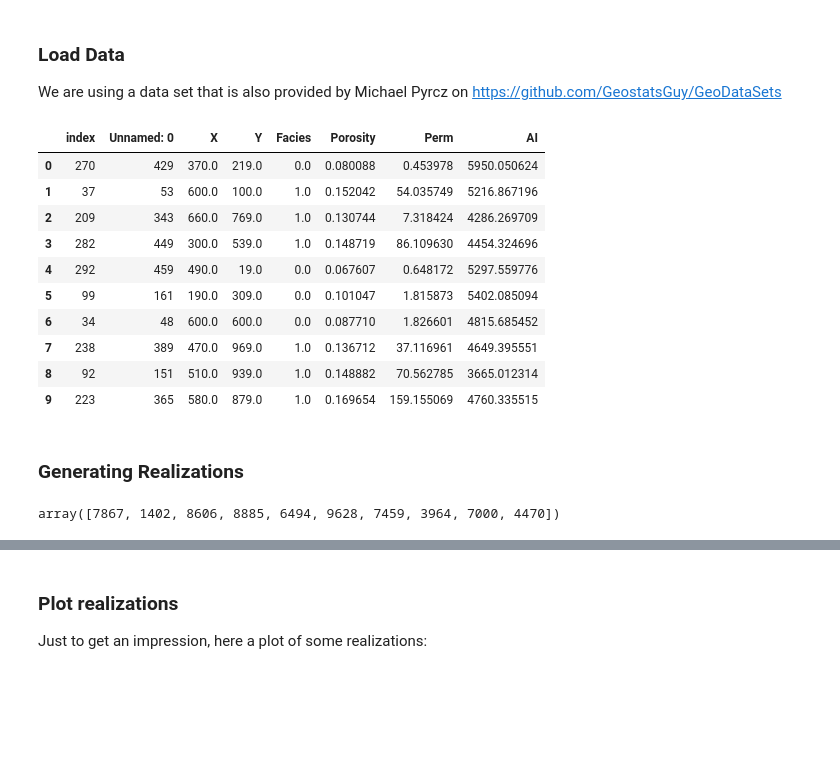
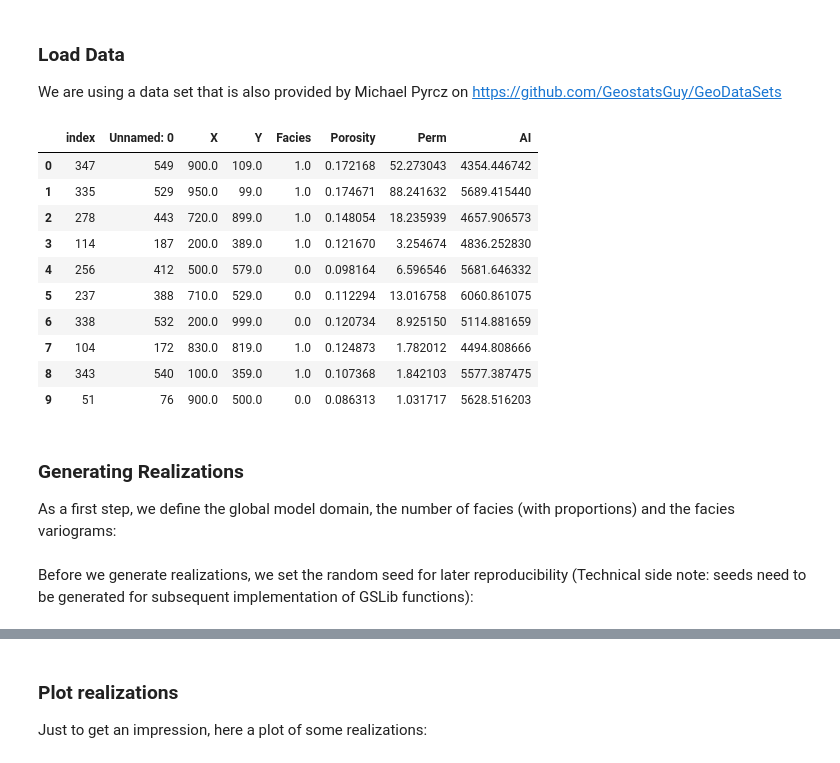
Before and after one commit to cgre-aachen/teaching, a Jupyter notebook: geoinfotheory/notebooks/ITgeo_generating_facies_fields.ipynb, the cells around one changed output, grey strips where cells are left out. Drawn from its saved outputs; the diff is of its cells as text; code cells hidden in the pictures; blank space fills up the shorter version.

```diff
--- a/geoinfotheory/notebooks/ITgeo_generating_facies_fields.ipynb
+++ b/geoinfotheory/notebooks/ITgeo_generating_facies_fields.ipynb
@@ -18,42 +18,50 @@ We are using a data set that is also provided by Michael Pyrcz on https://github
 # %%
 df = pd.read_csv("sample_data_MV_biased.csv")             # read a .csv file in as a DataFrame
 df.describe()                                             # summary statistics
-df = df.sample(50)                                        # extract 50 samples
+df = df.sample(100)                                        # extract 50 samples
 df = df.reset_index()                                     # reset the record index
 df.head(n=10)
 # %% [output]
 |  | index | Unnamed: 0 | X | Y | Facies | Porosity | Perm | AI |
-| 0 | 270 | 429 | 370.0 | 219.0 | 0.0 | 0.080088 | 0.453978 | 5950.050624 |
-| 1 | 37 | 53 | 600.0 | 100.0 | 1.0 | 0.152042 | 54.035749 | 5216.867196 |
-| 2 | 209 | 343 | 660.0 | 769.0 | 1.0 | 0.130744 | 7.318424 | 4286.269709 |
-| 3 | 282 | 449 | 300.0 | 539.0 | 1.0 | 0.148719 | 86.109630 | 4454.324696 |
-| 4 | 292 | 459 | 490.0 | 19.0 | 0.0 | 0.067607 | 0.648172 | 5297.559776 |
-| 5 | 99 | 161 | 190.0 | 309.0 | 0.0 | 0.101047 | 1.815873 | 5402.085094 |
-| 6 | 34 | 48 | 600.0 | 600.0 | 0.0 | 0.087710 | 1.826601 | 4815.685452 |
-| 7 | 238 | 389 | 470.0 | 969.0 | 1.0 | 0.136712 | 37.116961 | 4649.395551 |
-| 8 | 92 | 151 | 510.0 | 939.0 | 1.0 | 0.148882 | 70.562785 | 3665.012314 |
-| 9 | 223 | 365 | 580.0 | 879.0 | 1.0 | 0.169654 | 159.155069 | 4760.335515 |
+| 0 | 347 | 549 | 900.0 | 109.0 | 1.0 | 0.172168 | 52.273043 | 4354.446742 |
+| 1 | 335 | 529 | 950.0 | 99.0 | 1.0 | 0.174671 | 88.241632 | 5689.415440 |
+| 2 | 278 | 443 | 720.0 | 899.0 | 1.0 | 0.148054 | 18.235939 | 4657.906573 |
+| 3 | 114 | 187 | 200.0 | 389.0 | 1.0 | 0.121670 | 3.254674 | 4836.252830 |
+| 4 | 256 | 412 | 500.0 | 579.0 | 0.0 | 0.098164 | 6.596546 | 5681.646332 |
+| 5 | 237 | 388 | 710.0 | 529.0 | 0.0 | 0.112294 | 13.016758 | 6060.861075 |
+| 6 | 338 | 532 | 200.0 | 999.0 | 0.0 | 0.120734 | 8.925150 | 5114.881659 |
+| 7 | 104 | 172 | 830.0 | 819.0 | 1.0 | 0.124873 | 1.782012 | 4494.808666 |
+| 8 | 343 | 540 | 100.0 | 359.0 | 1.0 | 0.107368 | 1.842103 | 5577.387475 |
+| 9 | 51 | 76 | 900.0 | 500.0 | 0.0 | 0.086313 | 1.031717 | 5628.516203 |
-# %% [markdown]
-### Generating Realizations
+# %% [markdown]
+### Generating Realizations
+
+As a first step, we define the global model domain, the number of facies (with proportions) and the facies variograms:
 # %%
 # Sequential Indicator Simulation with Simple Kriging Multiple Realizations
-nx = 50; ny = 50; xsiz = 20.0; ysiz = 20.0; xmn = 10.0; ymn = 10.0; nxdis = 1; nydis = 1
+nx = 64; ny = 64; xsiz = 1000./nx; ysiz = 1000./ny; xmn = 10.0; ymn = 10.0; nxdis = 1; nydis = 1
 ndmin = 0; ndmax = 10; nodmax = 10; radius = 400; skmean = 0
 tmin = -999; tmax = 999
 dummy_trend = np.zeros((11,11))            # the current version requires trend input - if wrong size it is ignored
 
 ncut = 2                                   # number of facies
-thresh = [0,1]                             # the facies categories (use consisten order)
-gcdf = [0.4,0.6]                           # the global proportions of the categories
-varios = []                                # the variogram list
-varios.append(GSLIB.make_variogram(nug=0.0,nst=1,it1=1,cc1=1.0,azi1=0,hmaj1=100,hmin1=100)) # shale indicator variogram
-# varios.append(GSLIB.make_variogram(nug=0.0,nst=1,it1=1,cc1=1.0,azi1=0,hmaj1=100,hmin1=100)) # sand indicator variogram
-varios.append(GSLIB.make_variogram(nug=0.0,nst=1,it1=1,cc1=1.0,azi1=0,hmaj1=100,hmin1=100)) # sand indicator variogram
 
+if ncut == 2: # standard version
+    thresh = [0,1]                             # the facies categories (use consistent order)
+    gcdf = [0.4,0.6]                           # the global proportions of the categories
+    varios = []                                # the variogram list
+    varios.append(GSLIB.make_variogram(nug=0.0,nst=1,it1=1,cc1=1.0,azi1=0,hmaj1=100,hmin1=100)) # shale indicator variogram
+    # varios.append(GSLIB.make_variogram(nug=0.0,nst=1,it1=1,cc1=1.0,azi1=0,hmaj1=100,hmin1=100)) # sand indicator variogram
+    varios.append(GSLIB.make_variogram(nug=0.0,nst=1,it1=1,cc1=1.0,azi1=0,hmaj1=100,hmin1=100)) # sand indicator variogram
 
-n_realizations = 10
-np.random.seed(seed = 12345)
-seeds = np.random.choice(10000, n_realizations, replace=False)
-seeds
+if ncut == 3: # adjusted for three facies (FW)
+    thresh = [0,0.3,1]                             # the facies categories (use consistent order)
+    # gcdf = [0.4,0.6]                           # the global proportions of the categories
+    gcdf = [0.1,0.1,0.8]                           # the global proportions of the categories
+    varios = []                                # the variogram list
+    varios.append(GSLIB.make_variogram(nug=0.0,nst=1,it1=1,cc1=1.0,azi1=0,hmaj1=100,hmin1=100)) # shale indicator variogram
+    # varios.append(GSLIB.make_variogram(nug=0.0,nst=1,it1=1,cc1=1.0,azi1=0,hmaj1=100,hmin1=100)) # sand indicator variogram
+    varios.append(GSLIB.make_variogram(nug=0.0,nst=1,it1=1,cc1=1.0,azi1=0,hmaj1=100,hmin1=100)) # sand indicator variogram
+    varios.append(GSLIB.make_variogram(nug=0.0,nst=1,it1=1,cc1=1.0,azi1=0,hmaj1=100,hmin1=100)) # facies 2 indicator variogram
-# %% [output]
-array([7867, 1402, 8606, 8885, 6494, 9628, 7459, 3964, 7000, 4470])
+# %% [markdown]
+Before we generate realizations, we set the random seed for later reproducibility (Technical side note: seeds need to be generated for subsequent implementation of GSLib functions):
```
Also changed, not shown: parts of 16 cells of this notebook, 6 other files.
